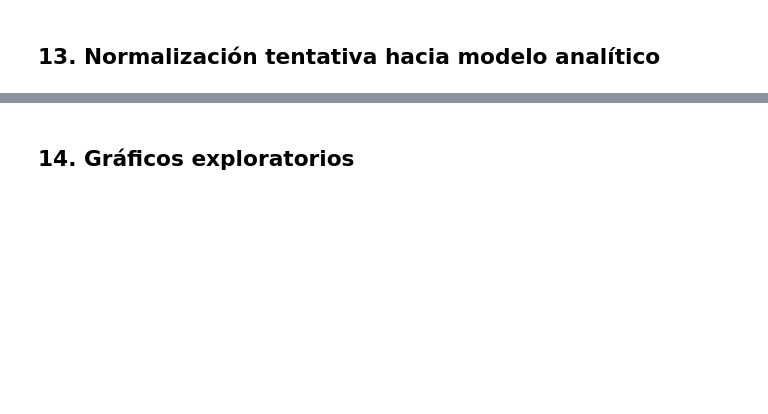
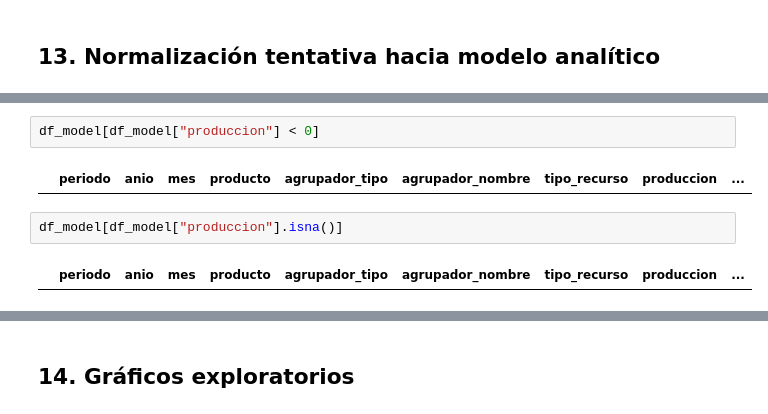
Before and after one commit to ppagano91/DashboardOilAndGasArgentina, a Jupyter notebook: exploration/notebooks/01_exploracion_sesco.ipynb, the cells around one changed output, grey strips where cells are left out. Saved outputs shown, nothing was run; the diff lists cells and outputs as text; blank space fills up the shorter version.

```diff
--- a/exploration/notebooks/01_exploracion_sesco.ipynb
+++ b/exploration/notebooks/01_exploracion_sesco.ipynb
@@ -338,0 +477,8 @@ df_model.head(10)
+# %%
+df_model[df_model["produccion"] < 0]
+# %% [output]
+|  | periodo | anio | mes | producto | agrupador_tipo | agrupador_nombre | tipo_recurso | produccion | ... |
+# %%
+df_model[df_model["produccion"].isna()]
+# %% [output]
+|  | periodo | anio | mes | producto | agrupador_tipo | agrupador_nombre | tipo_recurso | produccion | ... |
```
Also changed, not shown: parts of 24 cells of this notebook.
